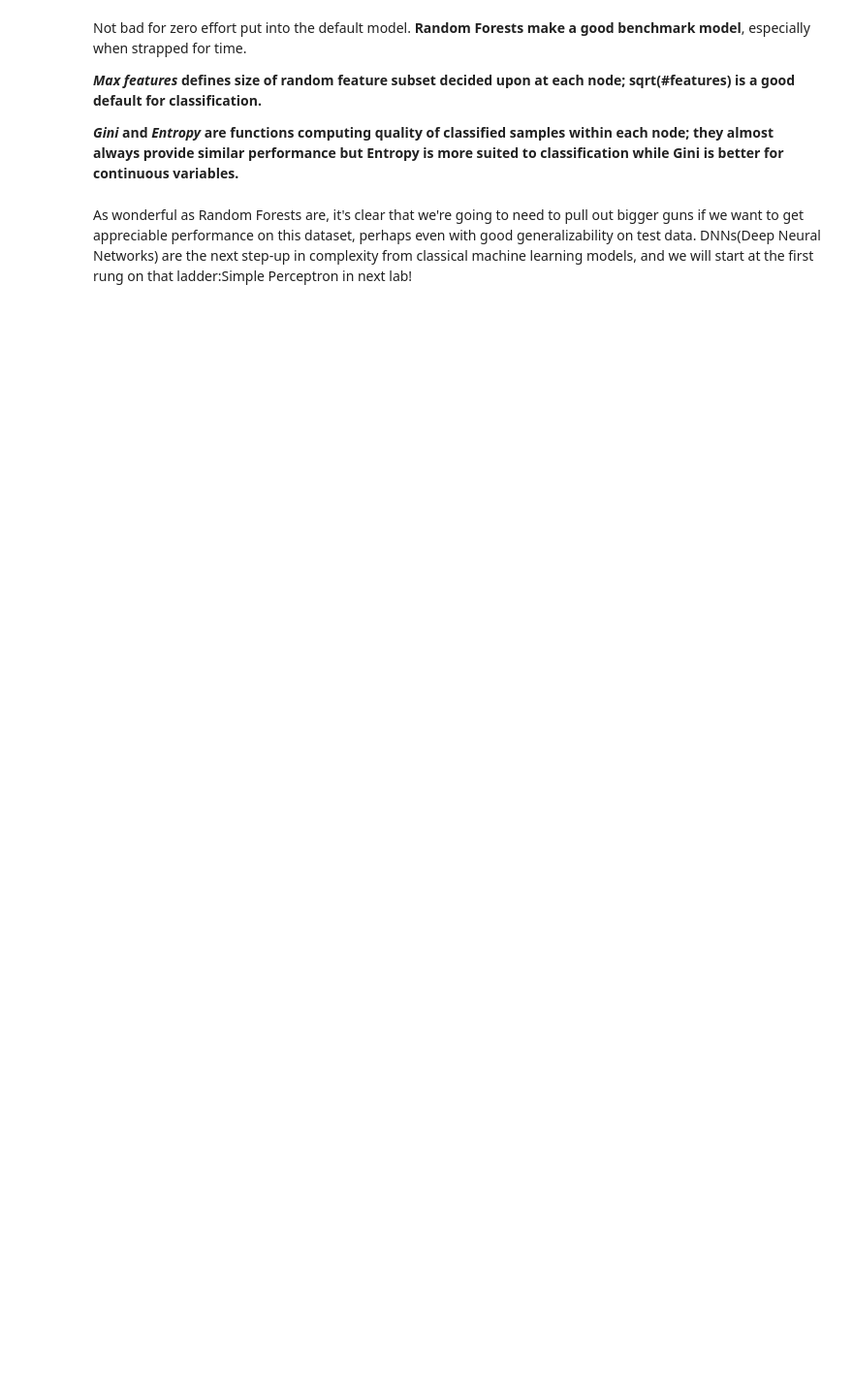
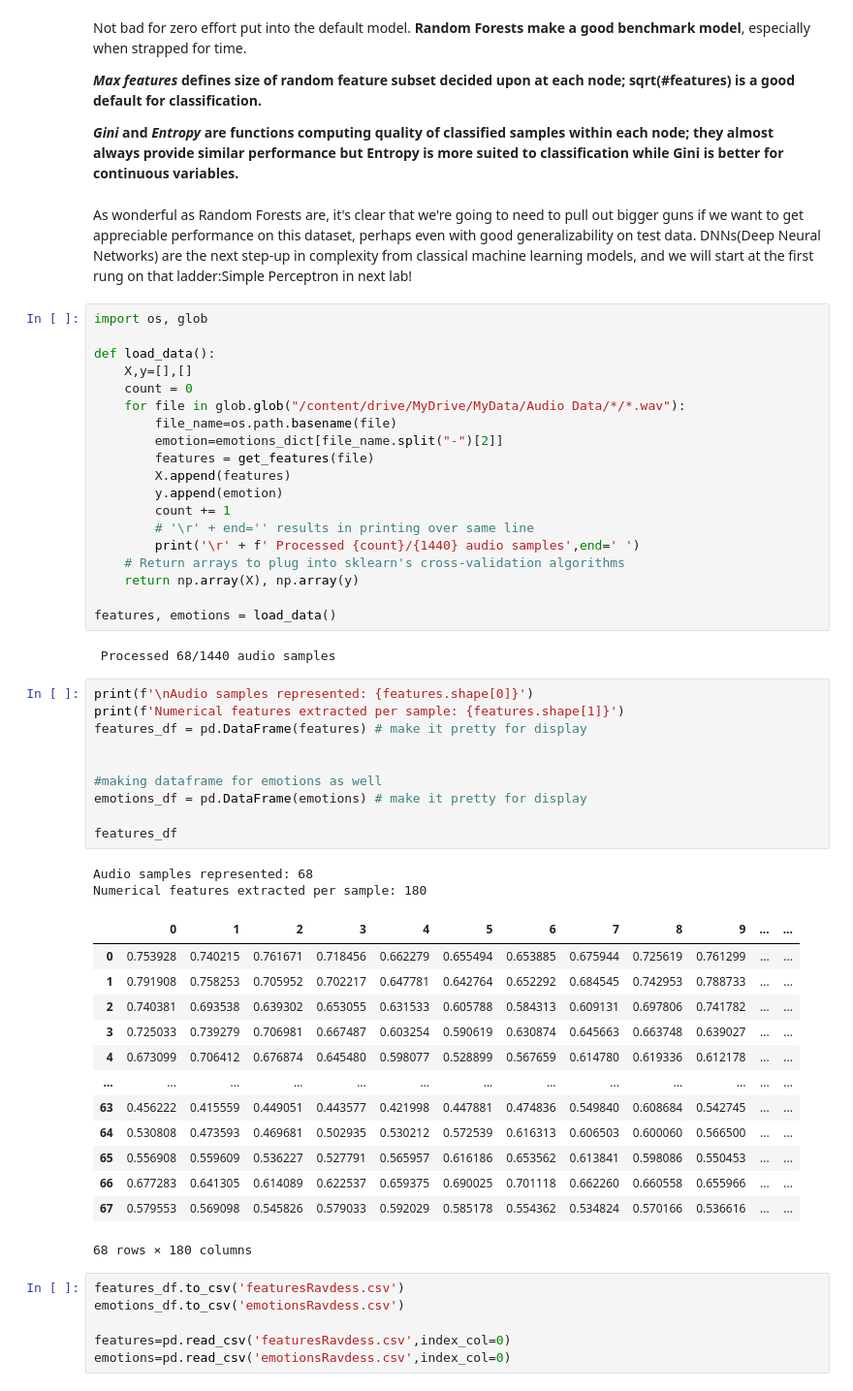
Before and after one commit to AvalonRE/Week1-Intro-to-Python, a Jupyter notebook: Week_3_MachineLearning.ipynb, the cells around one changed output. Shown at 97% size. Drawn from its saved outputs; the diff is of its cells as text; blank space fills up the shorter version.

```diff
--- a/Week_3_MachineLearning.ipynb
+++ b/Week_3_MachineLearning.ipynb
@@ -568,3 +594,56 @@ Not bad for zero effort put into the default model. **Random Forests make a good
 # %% [markdown]
 
 As wonderful as Random Forests are, it's clear that we're going to need to pull out bigger guns if we want to get appreciable performance on this dataset, perhaps even with good generalizability on test data. DNNs(Deep Neural Networks) are the next step-up in complexity from classical machine learning models, and we will start at the first rung on that ladder:Simple Perceptron in next lab!
+# %%
+import os, glob
+
+def load_data():
+    X,y=[],[]
+    count = 0
+    for file in glob.glob("/content/drive/MyDrive/MyData/Audio Data/*/*.wav"):
+        file_name=os.path.basename(file)
+        emotion=emotions_dict[file_name.split("-")[2]]
+        features = get_features(file)
+        X.append(features)
+        y.append(emotion)
+        count += 1
+        # '\r' + end='' results in printing over same line
+        print('\r' + f' Processed {count}/{1440} audio samples',end=' ')
+    # Return arrays to plug into sklearn's cross-validation algorithms
+    return np.array(X), np.array(y)
+
+features, emotions = load_data()
+# %% [output]
+ Processed 68/1440 audio samples
+# %%
+print(f'\nAudio samples represented: {features.shape[0]}')
+print(f'Numerical features extracted per sample: {features.shape[1]}')
+features_df = pd.DataFrame(features) # make it pretty for display
+
+
+#making dataframe for emotions as well
+emotions_df = pd.DataFrame(emotions) # make it pretty for display
+
+features_df
+# %% [output]
+Audio samples represented: 68
+Numerical features extracted per sample: 180
+|  | 0 | 1 | 2 | 3 | 4 | 5 | 6 | 7 | 8 | 9 | ... | ... |
+| 0 | 0.753928 | 0.740215 | 0.761671 | 0.718456 | 0.662279 | 0.655494 | 0.653885 | 0.675944 | 0.725619 | 0.761299 | ... | ... |
+| 1 | 0.791908 | 0.758253 | 0.705952 | 0.702217 | 0.647781 | 0.642764 | 0.652292 | 0.684545 | 0.742953 | 0.788733 | ... | ... |
+| 2 | 0.740381 | 0.693538 | 0.639302 | 0.653055 | 0.631533 | 0.605788 | 0.584313 | 0.609131 | 0.697806 | 0.741782 | ... | ... |
+| 3 | 0.725033 | 0.739279 | 0.706981 | 0.667487 | 0.603254 | 0.590619 | 0.630874 | 0.645663 | 0.663748 | 0.639027 | ... | ... |
+| 4 | 0.673099 | 0.706412 | 0.676874 | 0.645480 | 0.598077 | 0.528899 | 0.567659 | 0.614780 | 0.619336 | 0.612178 | ... | ... |
+| ... | ... | ... | ... | ... | ... | ... | ... | ... | ... | ... | ... | ... |
+| 63 | 0.456222 | 0.415559 | 0.449051 | 0.443577 | 0.421998 | 0.447881 | 0.474836 | 0.549840 | 0.608684 | 0.542745 | ... | ... |
+| 64 | 0.530808 | 0.473593 | 0.469681 | 0.502935 | 0.530212 | 0.572539 | 0.616313 | 0.606503 | 0.600060 | 0.566500 | ... | ... |
+| 65 | 0.556908 | 0.559609 | 0.536227 | 0.527791 | 0.565957 | 0.616186 | 0.653562 | 0.613841 | 0.598086 | 0.550453 | ... | ... |
+| 66 | 0.677283 | 0.641305 | 0.614089 | 0.622537 | 0.659375 | 0.690025 | 0.701118 | 0.662260 | 0.660558 | 0.655966 | ... | ... |
+| 67 | 0.579553 | 0.569098 | 0.545826 | 0.579033 | 0.592029 | 0.585178 | 0.554362 | 0.534824 | 0.570166 | 0.536616 | ... | ... |
+68 rows × 180 columns
+# %%
+features_df.to_csv('featuresRavdess.csv')
+emotions_df.to_csv('emotionsRavdess.csv')
+
+features=pd.read_csv('featuresRavdess.csv',index_col=0)
+emotions=pd.read_csv('emotionsRavdess.csv',index_col=0)
```
Also changed, not shown: parts of 12 cells of this notebook.
